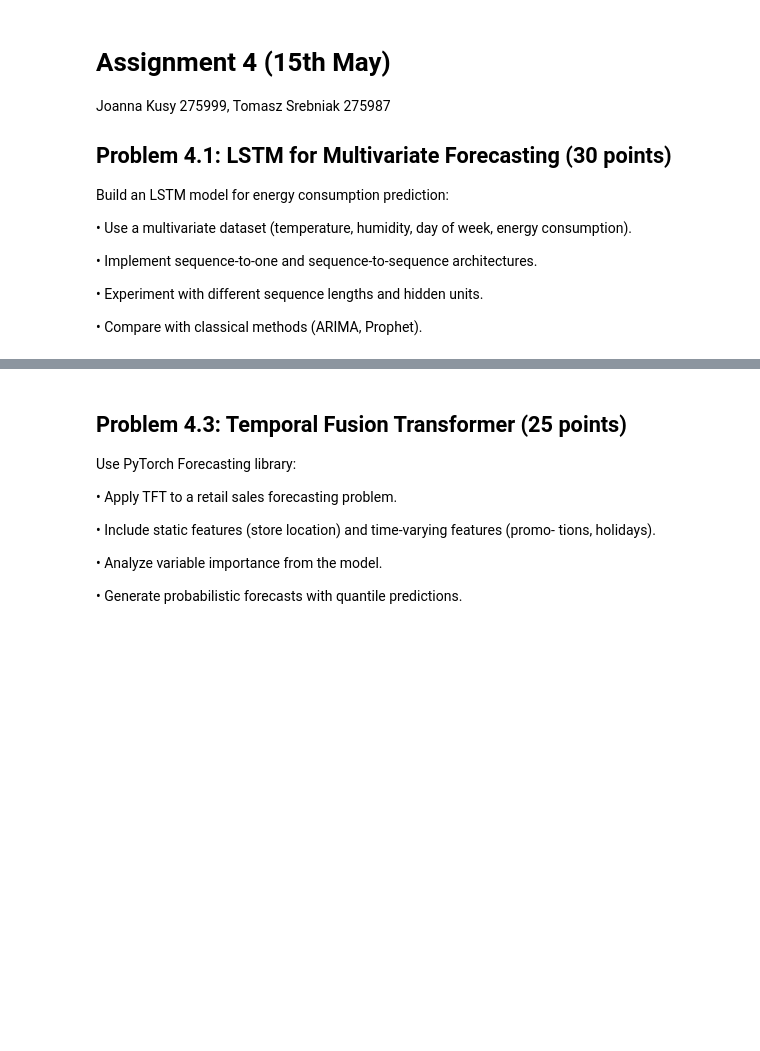
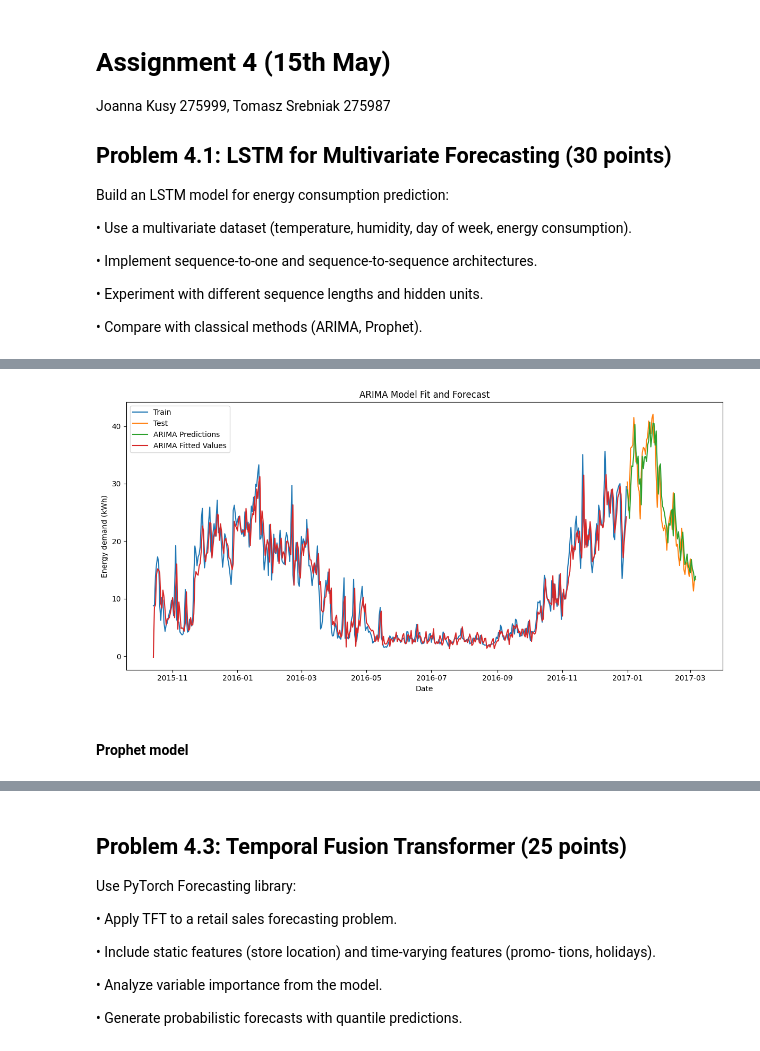
Before and after one commit to tomaszsrebniak/ML_for_data_analytics, a Jupyter notebook: Assignment4/List4.ipynb, the cells around one changed output, grey strips where cells are left out. Saved outputs shown, nothing was run; the diff lists cells and outputs as text; code cells hidden in the pictures; blank space fills up the shorter version.

```diff
--- a/Assignment4/List4.ipynb
+++ b/Assignment4/List4.ipynb
@@ -15,0 +175,31 @@ consumption).
+# %%
+# arima fit
+history = train["energy_demand"].copy().tolist()
+arima_preds = []
+fitted_values = []
+for i in range(len(test)):
+    decomp = seasonal_decompose(history, model="additive", period=7, extrapolate_trend="freq")
+    deseasonalized = history - decomp.seasonal
+    seasonal_cycle = decomp.seasonal[:7]
+    arima = ARIMA(deseasonalized, order=(1,1,2)).fit()
+    y_hat = arima.forecast()[0] + seasonal_cycle[len(history) % 7]
+    arima_preds.append(y_hat)
+    history.append(test["energy_demand"].iloc[i])
+    if i == 0:
+        fitted_values = arima.fittedvalues + decomp.seasonal[:len(arima.fittedvalues)]
+# %%
+plt.figure(figsize=(12, 6))
+plt.plot(train.index, train["energy_demand"], label="Train")
+plt.plot(test.index, test["energy_demand"], label="Test")
+plt.plot(test.index, arima_preds, label="ARIMA Predictions")
+plt.plot(train.index[:len(fitted_values)], fitted_values, label="ARIMA Fitted Values")
+plt.legend()
+plt.xlabel("Date")
+plt.ylabel("Energy demand (kWh)")
+plt.title("ARIMA Model Fit and Forecast")
+plt.tight_layout()
+plt.show()
+# %% [output]
+[figure, added]
+# %% [markdown]
+#### Prophet model
```
Also changed, not shown: parts of 93 cells of this notebook, 3 other files.
